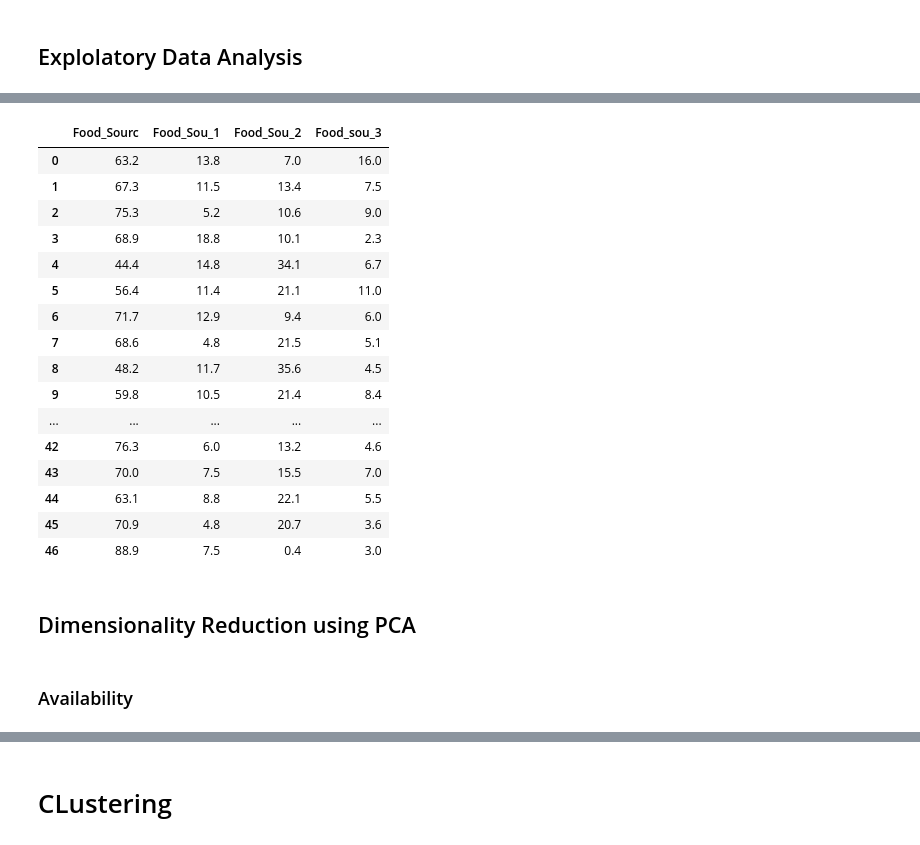
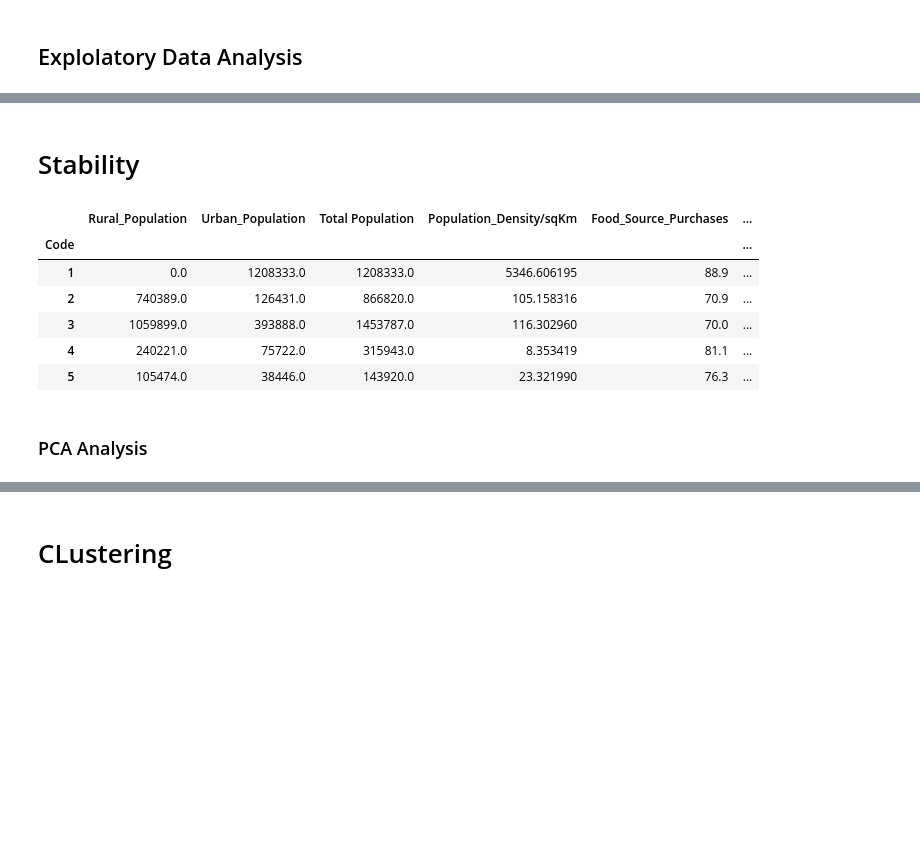
Before and after one commit to EvansKaranja/Food_security, a Jupyter notebook: Food Security.ipynb, the cells around one changed output, grey strips where cells are left out. Saved outputs shown, nothing was run; the diff lists cells and outputs as text; code cells hidden in the pictures; blank space fills up the shorter version.

```diff
--- a/Food Security.ipynb
+++ b/Food Security.ipynb
@@ -25,2 +28,8 @@ file_name = "data/Counties_food_security.shp"
+# %%
+#Change data type for column 'Code' and make it the index column
+fs_df.set_index(fs_df.Code.astype(int),inplace=True)
+fs_df.sort_index(inplace=True)
 # %%
-fs_df = gpd.read_file(file_name)
+# Print columns names
+pd.set_option('display.max_colwidth', 18)
+fs_df.columns
@@ -42,0 +82,2 @@ fs_df.head()
+# %%
+fs_df.rename(columns=new_columns_name, inplace=True)
@@ -137,7 +207,9 @@ fs_df.head()
 # %%
-availability=['Beans_Prod','Maize_Prod','TLU','Land_Area_','Arable_Lan','Arable_L_1',
-       'Rural_Popu', 'Urban_Popu', 'Total_Popu', 'Population','Average_Ra', 'Evapotrans']
-accessibility = ['poverty_ra','Conflict_c','Mean_dista']
-utilization = ['Severe_stu','Severe_was','Severe_und','Male_Liter','Female_Lit','Overall_Li','Access_imp', 'Access_to_', 'Access_to1','Poor_Feedi', 'Borderline', 'Unacceptab']
-stability = ['Food_Sourc', 'Food_Sou_1', 'Food_Sou_2', 'Food_sou_3']
+#Food Security dimension variables
+availability=['Beans_Production(Ton)','Maize_Production(Ton)','Tropical Livestock Unit','Land Area (Km2)', 'Arable Land (Km2)',
+       'Arable Land (%)','Average Rainfall','Evapotransipiration']
+accessibility = ['poverty_rate_percentage','Conflict_cases_per_year','Mean_distance_to_roads']
+utilization = ['Severe stunting in children (%)','Severe wasting in children (%)', 'Severe underweight (%)','Male Literacy','Female Literacy', 'Overall Literacy', 'Access_improved Sanitation services', 'Access to Water',
+       'Access to_Unimproved Sanitation Services','Food poverty rate (%)', 'Poor_Feeding_Score','Borderline_feeding_score', 'Unacceptable_Feeding_Score']
+stability = ['Rural_Population', 'Urban_Population','Total Population', 'Population_Density/sqKm','Food_Source_Purchases', 'Food_Source_Stock','Food_Source_Own_production']
 # %%
@@ -176,23 +370,15 @@ utilization_df.head()
+# %% [markdown]
+# Stability
 # %%
-stability_df
+stability_df.head()
 # %% [output]
-|  | Food_Sourc | Food_Sou_1 | Food_Sou_2 | Food_sou_3 |
-| 0 | 63.2 | 13.8 | 7.0 | 16.0 |
-| 1 | 67.3 | 11.5 | 13.4 | 7.5 |
-| 2 | 75.3 | 5.2 | 10.6 | 9.0 |
-| 3 | 68.9 | 18.8 | 10.1 | 2.3 |
-| 4 | 44.4 | 14.8 | 34.1 | 6.7 |
-| 5 | 56.4 | 11.4 | 21.1 | 11.0 |
-| 6 | 71.7 | 12.9 | 9.4 | 6.0 |
-| 7 | 68.6 | 4.8 | 21.5 | 5.1 |
-| 8 | 48.2 | 11.7 | 35.6 | 4.5 |
-| 9 | 59.8 | 10.5 | 21.4 | 8.4 |
-| ... | ... | ... | ... | ... |
-| 42 | 76.3 | 6.0 | 13.2 | 4.6 |
-| 43 | 70.0 | 7.5 | 15.5 | 7.0 |
-| 44 | 63.1 | 8.8 | 22.1 | 5.5 |
-| 45 | 70.9 | 4.8 | 20.7 | 3.6 |
-| 46 | 88.9 | 7.5 | 0.4 | 3.0 |
+|  | Rural_Population | Urban_Population | Total Population | Population_Density/sqKm | Food_Source_Purchases | ... |
+| Code |  |  |  |  |  | ... |
+| 1 | 0.0 | 1208333.0 | 1208333.0 | 5346.606195 | 88.9 | ... |
+| 2 | 740389.0 | 126431.0 | 866820.0 | 105.158316 | 70.9 | ... |
+| 3 | 1059899.0 | 393888.0 | 1453787.0 | 116.302960 | 70.0 | ... |
+| 4 | 240221.0 | 75722.0 | 315943.0 | 8.353419 | 81.1 | ... |
+| 5 | 105474.0 | 38446.0 | 143920.0 | 23.321990 | 76.3 | ... |
 # %% [markdown]
-## Dimensionality Reduction using PCA
+### PCA Analysis
 # %%
@@ -201,2 +393,0 @@ from sklearn.decomposition import PCA
-# %% [markdown]
-### Availability
```
Also changed, not shown: parts of 54 cells of this notebook, 2 other files.
